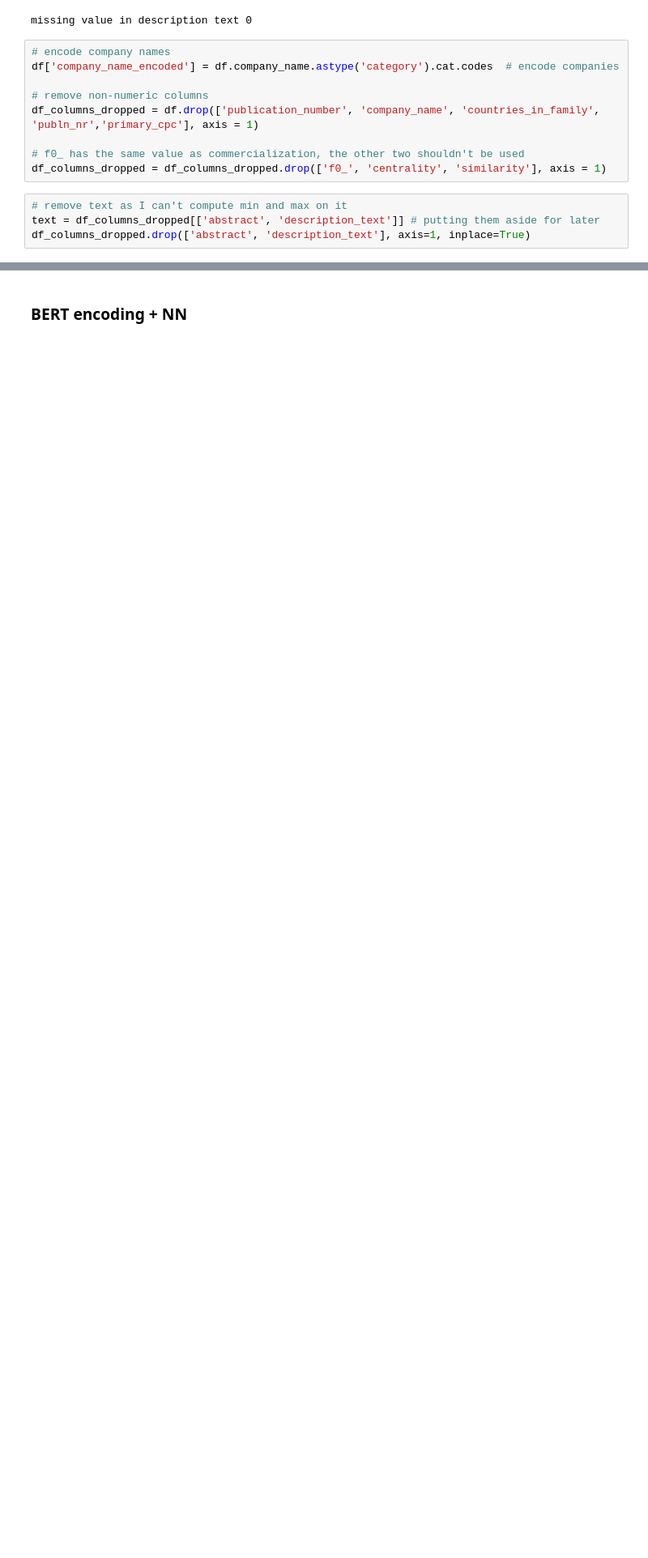
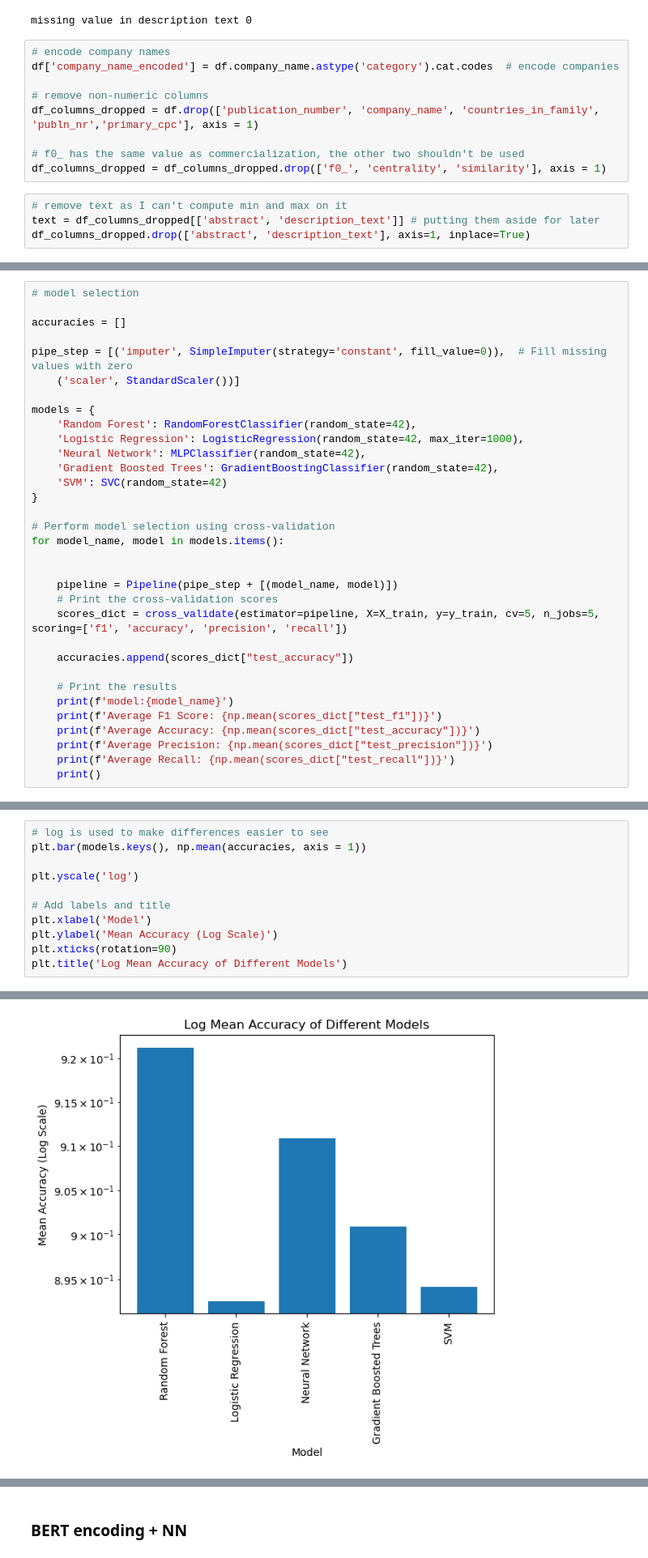
Before and after one commit to CS-433/ml-project-2-svm, a Jupyter notebook: main.ipynb, the cells around one changed output, grey strips where cells are left out. Shown at 81% size. Cells and saved outputs as stored; diff of their text form; blank space fills up the shorter version.

Commit message:
feature and model selection

```diff
--- a/main.ipynb
+++ b/main.ipynb
@@ -90,0 +177,33 @@ X_test_scaled = scaler.transform(X_test)
+# %%
+# model selection
+
+accuracies = []
+
+pipe_step = [('imputer', SimpleImputer(strategy='constant', fill_value=0)),  # Fill missing values with zero
+    ('scaler', StandardScaler())]
+
+models = {
+    'Random Forest': RandomForestClassifier(random_state=42),
+    'Logistic Regression': LogisticRegression(random_state=42, max_iter=1000),
+    'Neural Network': MLPClassifier(random_state=42),
+    'Gradient Boosted Trees': GradientBoostingClassifier(random_state=42),
+    'SVM': SVC(random_state=42)
+}
+
+# Perform model selection using cross-validation
+for model_name, model in models.items():
+
+
+    pipeline = Pipeline(pipe_step + [(model_name, model)])
+    # Print the cross-validation scores
+    scores_dict = cross_validate(estimator=pipeline, X=X_train, y=y_train, cv=5, n_jobs=5, scoring=['f1', 'accuracy', 'precision', 'recall'])
+
+    accuracies.append(scores_dict["test_accuracy"])
+
+    # Print the results
+    print(f'model:{model_name}')
+    print(f'Average F1 Score: {np.mean(scores_dict["test_f1"])}')
+    print(f'Average Accuracy: {np.mean(scores_dict["test_accuracy"])}')
+    print(f'Average Precision: {np.mean(scores_dict["test_precision"])}')
+    print(f'Average Recall: {np.mean(scores_dict["test_recall"])}')
+    print()
@@ -90,0 +245,12 @@ X_test_scaled = scaler.transform(X_test)
+# %%
+# log is used to make differences easier to see
+plt.bar(models.keys(), np.mean(accuracies, axis = 1))
+
+plt.yscale('log')
+
+# Add labels and title
+plt.xlabel('Model')
+plt.ylabel('Mean Accuracy (Log Scale)')
+plt.xticks(rotation=90)
+plt.title('Log Mean Accuracy of Different Models')
+# %% [output]
@@ -90,0 +258 @@ X_test_scaled = scaler.transform(X_test)
+[figure, added]
```
Also changed, not shown: parts of 28 cells of this notebook.
